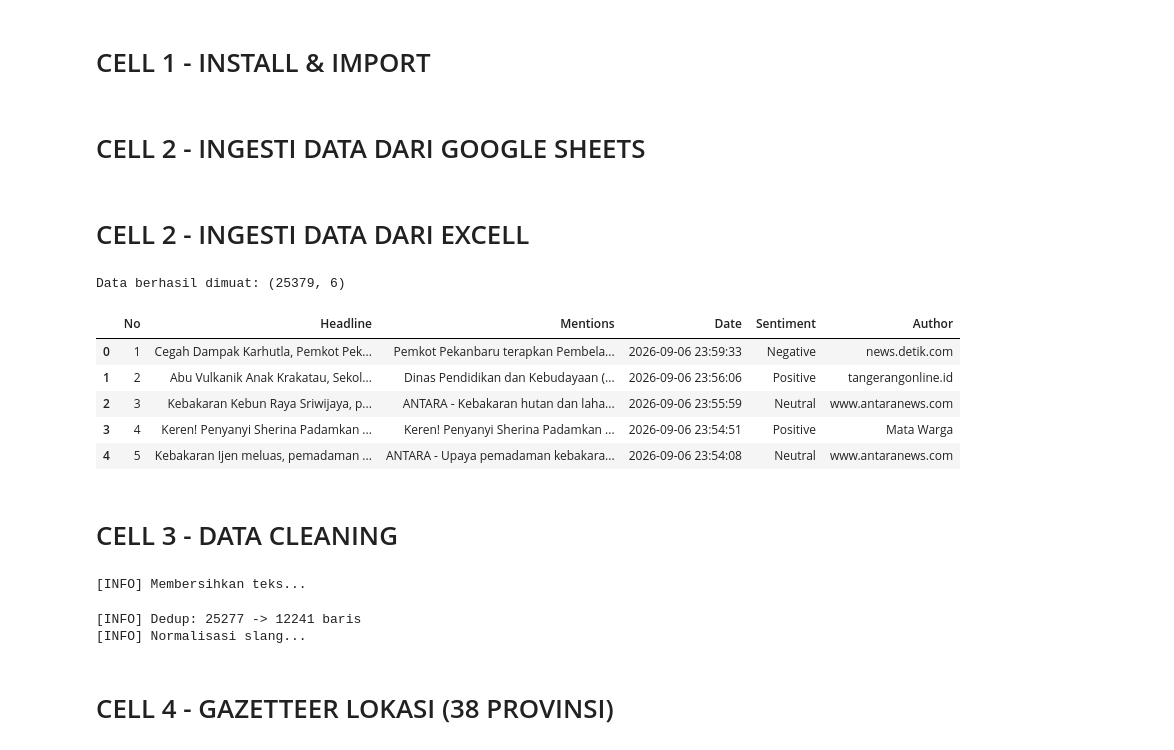
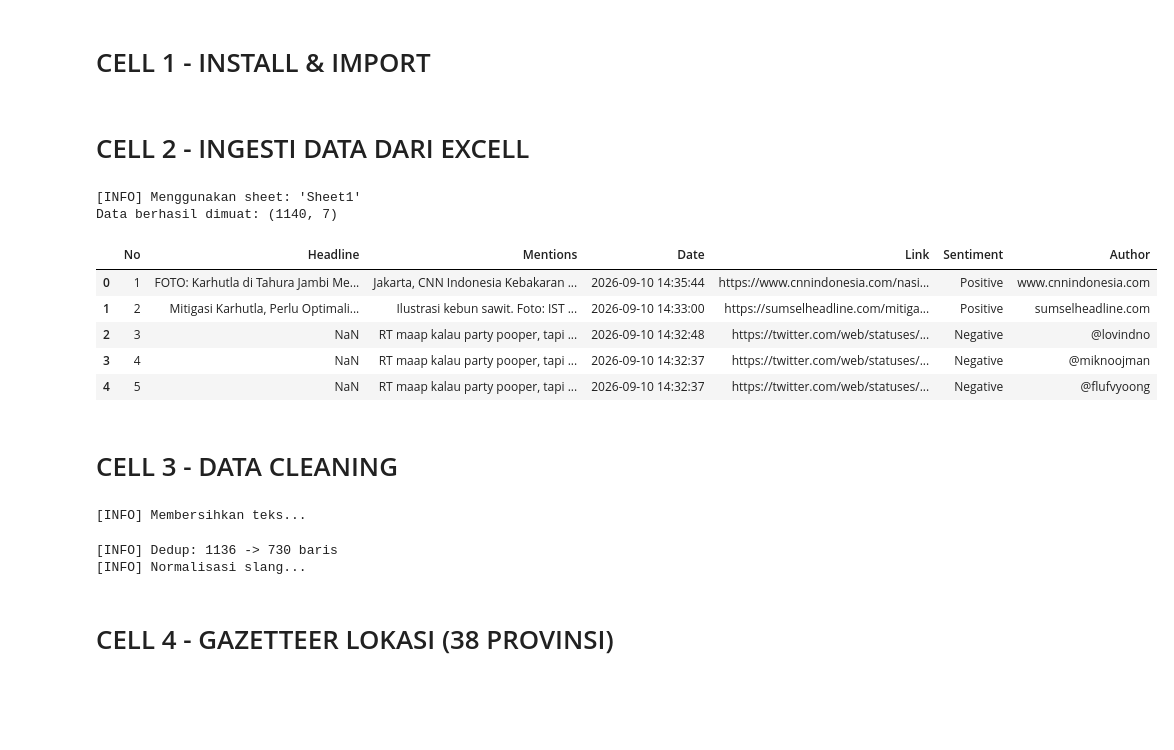
Before and after one commit to aldo02032004/naufaldo.github.io, a Jupyter notebook: Visual_Report_LH.ipynb, the cells around one changed output. Drawn from its saved outputs; the diff is of its cells as text; code cells hidden in the pictures; blank space fills up the shorter version.

```diff
--- a/Visual_Report_LH.ipynb
+++ b/Visual_Report_LH.ipynb
@@ -23,5 +23,3 @@ import geopandas as gpd
 from shapely.geometry import Point, MultiPolygon
 
 pd.set_option("display.max_colwidth", 150)
-# %% [markdown]
-# CELL 2 - INGESTI DATA DARI GOOGLE SHEETS
@@ -63,50 +34,83 @@ from io import BytesIO
 def resolve_xlsx_url(source: str) -> str:
     """Ubah link Google Sheets/Drive jadi url download .xlsx."""
     sheet_match = re.search(r"docs\.google\.com/spreadsheets/d/([a-zA-Z0-9-_]+)", source)
     drive_match = re.search(r"drive\.google\.com/file/d/([a-zA-Z0-9-_]+)", source)
 
     if sheet_match:
         return f"https://docs.google.com/spreadsheets/d/{sheet_match.group(1)}/export?format=xlsx"
     if drive_match:
         return f"https://drive.google.com/uc?export=download&id={drive_match.group(1)}"
     return source  # sudah berupa path/url .xlsx
 
 
-def load_raw_data(source: str, sheet_name=0, skiprows: int = 1) -> pd.DataFrame:
+def _download_bytes(url: str) -> BytesIO:
+    session = requests.Session()
+    headers = {"User-Agent": "Mozilla/5.0"}
+    resp = session.get(url, headers=headers, allow_redirects=True)
+    resp.raise_for_status()
+
+    content_type = resp.headers.get("Content-Type", "")
+    if "html" in content_type.lower():
+        raise ValueError(
+            "Gagal download file asli (dapat HTML, bukan xlsx). "
+            "Pastikan akses file/sheet sudah 'Anyone with the link'."
+        )
+    return BytesIO(resp.content)
+
+
+def _find_best_sheet(xls: pd.ExcelFile, expected_cols: list, skiprows: int):
+    """Cari sheet yang headernya paling cocok dengan expected_cols."""
+    best_sheet, best_match = xls.sheet_names[0], -1
+    for name in xls.sheet_names:
+        try:
+            preview = pd.read_excel(xls, sheet_name=name, skiprows=skiprows, nrows=0)
+            preview.columns = [c.strip() for c in preview.columns]
+            match_count = sum(c in preview.columns for c in expected_cols)
+            if match_count > best_match:
+                best_match, best_sheet = match_count, name
+        except Exception:
+            continue
+    return best_sheet
+
+
+def load_raw_data(source: str, sheet_name=None, skiprows: int = 1) -> pd.DataFrame:
     url = resolve_xlsx_url(source)
 
-    if url.startswith("http"):
-        resp = requests.get(url)
-        resp.raise_for_status()
-        df = pd.read_excel(BytesIO(resp.content), sheet_name=sheet_name, skiprows=skiprows)
-    else:
-        df = pd.read_excel(url, sheet_name=sheet_name, skiprows=skiprows)
+    file_obj = _download_bytes(url) if url.startswith("http") else url
+    xls = pd.ExcelFile(file_obj)
 
+    expected_cols = ["No", "Headline", "Mentions", "Date", "Link", "Sentiment", "Author"]
+
+    if sheet_name is None:
+        sheet_name = _find_best_sheet(xls, expected_cols, skiprows)
+        print(f"[INFO] Menggunakan sheet: '{sheet_name}'")
+
+    df = pd.read_excel(xls, sheet_name=sheet_name, skiprows=skiprows)
     df.columns = [c.strip() for c in df.columns]
 
-    expected_cols = ["No", "Headline", "Mentions", "Date", "Sentiment", "Author"]
     missing = [c for c in expected_cols if c not in df.columns]
     if missing:
         print(f"[WARNING] Kolom hilang: {missing}")
 
-    df = df.dropna(subset=["Mentions"]).reset_index(drop=True)
+    df = df.dropna(subset=["Mentions"]).reset_index(drop=True) if "Mentions" in df.columns else df
     available_cols = [c for c in expected_cols if c in df.columns]
     return df[available_cols]
 
 
-SOURCE = "https://docs.google.com/spreadsheets/d/1tC_fETuN2u8L86_2uhRYAW_NX0iiWwJC/edit?usp=sharing&ouid=116825097454650626545&rtpof=true&sd=true"
+SOURCE = "https://docs.google.com/spreadsheets/d/10ATjSkMhfQ7RgAl_WYzVkXm6onwxuQeD/edit?usp=drive_link&ouid=116825097454650626545&rtpof=true&sd=true"
 
 df_raw = load_raw_data(SOURCE)
 print(f"Data berhasil dimuat: {df_raw.shape}")
 display(df_raw.head())
 # %% [output]
-Data berhasil dimuat: (25379, 6)
+[INFO] Menggunakan sheet: 'Sheet1'
+Data berhasil dimuat: (1140, 7)
-|  | No | Headline | Mentions | Date | Sentiment | Author |
-| 0 | 1 | Cegah Dampak Karhutla, Pemkot Pek... | Pemkot Pekanbaru terapkan Pembela... | 2026-09-06 23:59:33 | Negative | news.detik.com |
-| 1 | 2 | Abu Vulkanik Anak Krakatau, Sekol... | Dinas Pendidikan dan Kebudayaan (... | 2026-09-06 23:56:06 | Positive | tangerangonline.id |
-| 2 | 3 | Kebakaran Kebun Raya Sriwijaya, p... | ANTARA - Kebakaran hutan dan laha... | 2026-09-06 23:55:59 | Neutral | www.antaranews.com |
-| 3 | 4 | Keren! Penyanyi Sherina Padamkan ... | Keren! Penyanyi Sherina Padamkan ... | 2026-09-06 23:54:51 | Positive | Mata Warga |
-| 4 | 5 | Kebakaran Ijen meluas, pemadaman ... | ANTARA - Upaya pemadaman kebakara... | 2026-09-06 23:54:08 | Neutral | www.antaranews.com |
+|  | No | Headline | Mentions | Date | Link | Sentiment | Author |
+| 0 | 1 | FOTO: Karhutla di Tahura Jambi Me... | Jakarta, CNN Indonesia Kebakaran ... | 2026-09-10 14:35:44 | https://www.cnnindonesia.com/nasi... | Positive | www.cnnindonesia.com |
+| 1 | 2 | Mitigasi Karhutla, Perlu Optimali... | Ilustrasi kebun sawit. Foto: IST ... | 2026-09-10 14:33:00 | https://sumselheadline.com/mitiga... | Positive | sumselheadline.com |
+| 2 | 3 | NaN | RT maap kalau party pooper, tapi ... | 2026-09-10 14:32:48 | https://twitter.com/web/statuses/... | Negative | @lovindno |
+| 3 | 4 | NaN | RT maap kalau party pooper, tapi ... | 2026-09-10 14:32:37 | https://twitter.com/web/statuses/... | Negative | @miknoojman |
+| 4 | 5 | NaN | RT maap kalau party pooper, tapi ... | 2026-09-10 14:32:37 | https://twitter.com/web/statuses/... | Negative | @flufvyoong |
 # %% [markdown]
 # CELL 3 - DATA CLEANING
 # %%
@@ -261,7 +265,7 @@ print("[INFO] Normalisasi slang...")
 df_clean["search_text"] = df_clean["search_text"].progress_apply(normalize_slang)
 # %% [output]
 [INFO] Membersihkan teks...
-[INFO] Dedup: 25277 -> 12241 baris
+[INFO] Dedup: 1136 -> 730 baris
 [INFO] Normalisasi slang...
 # %% [markdown]
 # CELL 4 - GAZETTEER LOKASI (38 PROVINSI)
```
Also changed, not shown: parts of 8 cells of this notebook.
